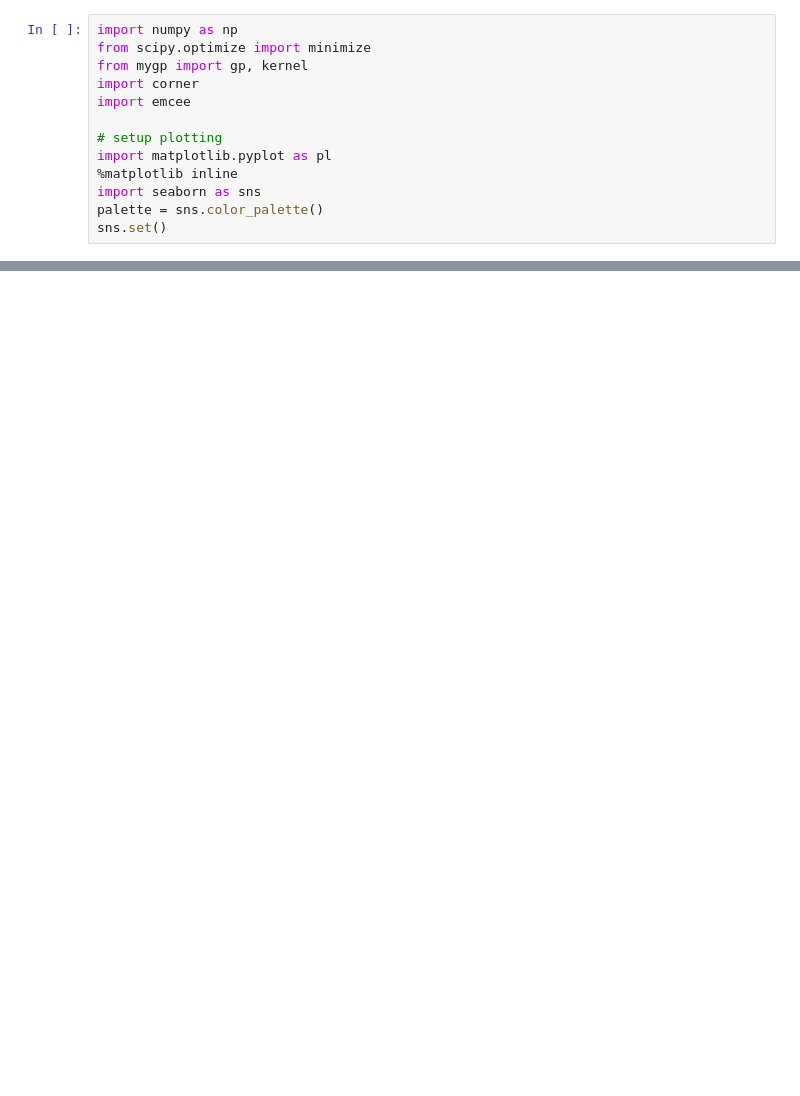
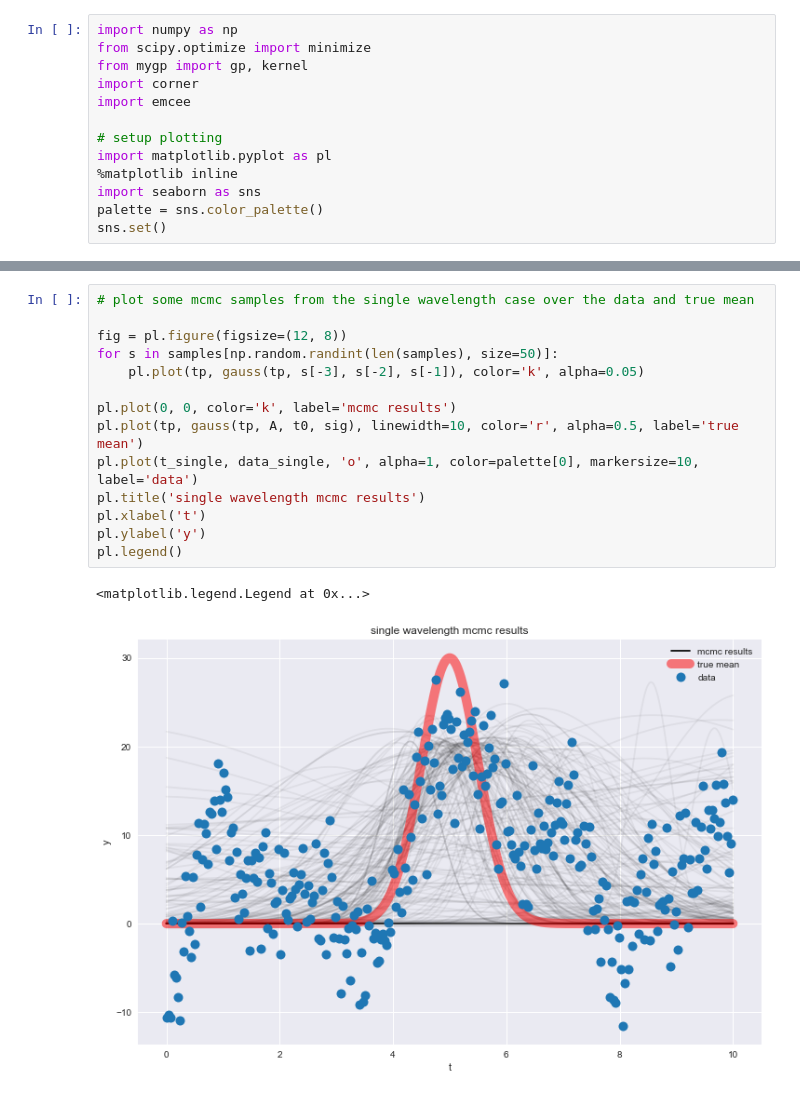
Before and after one commit to tagordon/gp2d, a Jupyter notebook: My GP Implementation.ipynb, the cells around one changed output, grey strips where cells are left out. Drawn from its saved outputs; the diff is of its cells as text; blank space fills up the shorter version.

```diff
--- a/My GP Implementation.ipynb
+++ b/My GP Implementation.ipynb
@@ -292,0 +257,17 @@ planet = transit_model([t0, per, rp, a_stellar_rad, inc, ecc, w, u0, u1], t)
+# %%
+# plot some mcmc samples from the single wavelength case over the data and true mean
+
+fig = pl.figure(figsize=(12, 8))
+for s in samples[np.random.randint(len(samples), size=50)]:
+    pl.plot(tp, gauss(tp, s[-3], s[-2], s[-1]), color='k', alpha=0.05)
+
+pl.plot(0, 0, color='k', label='mcmc results')
+pl.plot(tp, gauss(tp, A, t0, sig), linewidth=10, color='r', alpha=0.5, label='true mean')
+pl.plot(t_single, data_single, 'o', alpha=1, color=palette[0], markersize=10, label='data')
+pl.title('single wavelength mcmc results')
+pl.xlabel('t')
+pl.ylabel('y')
+pl.legend()
+# %% [output]
+<matplotlib.legend.Legend at 0x...>
+[figure, added]
```
Also changed, not shown: parts of 11 cells of this notebook.
